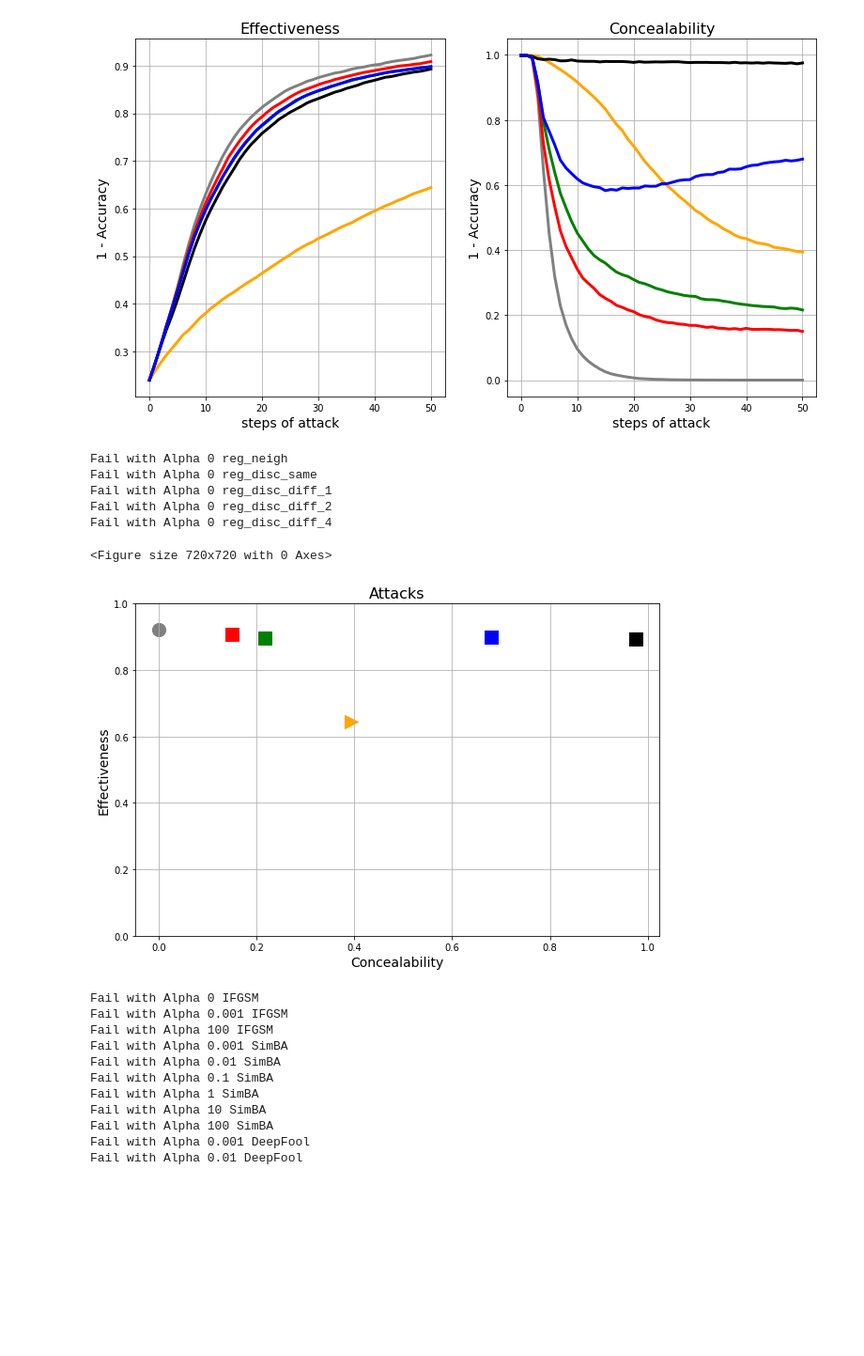
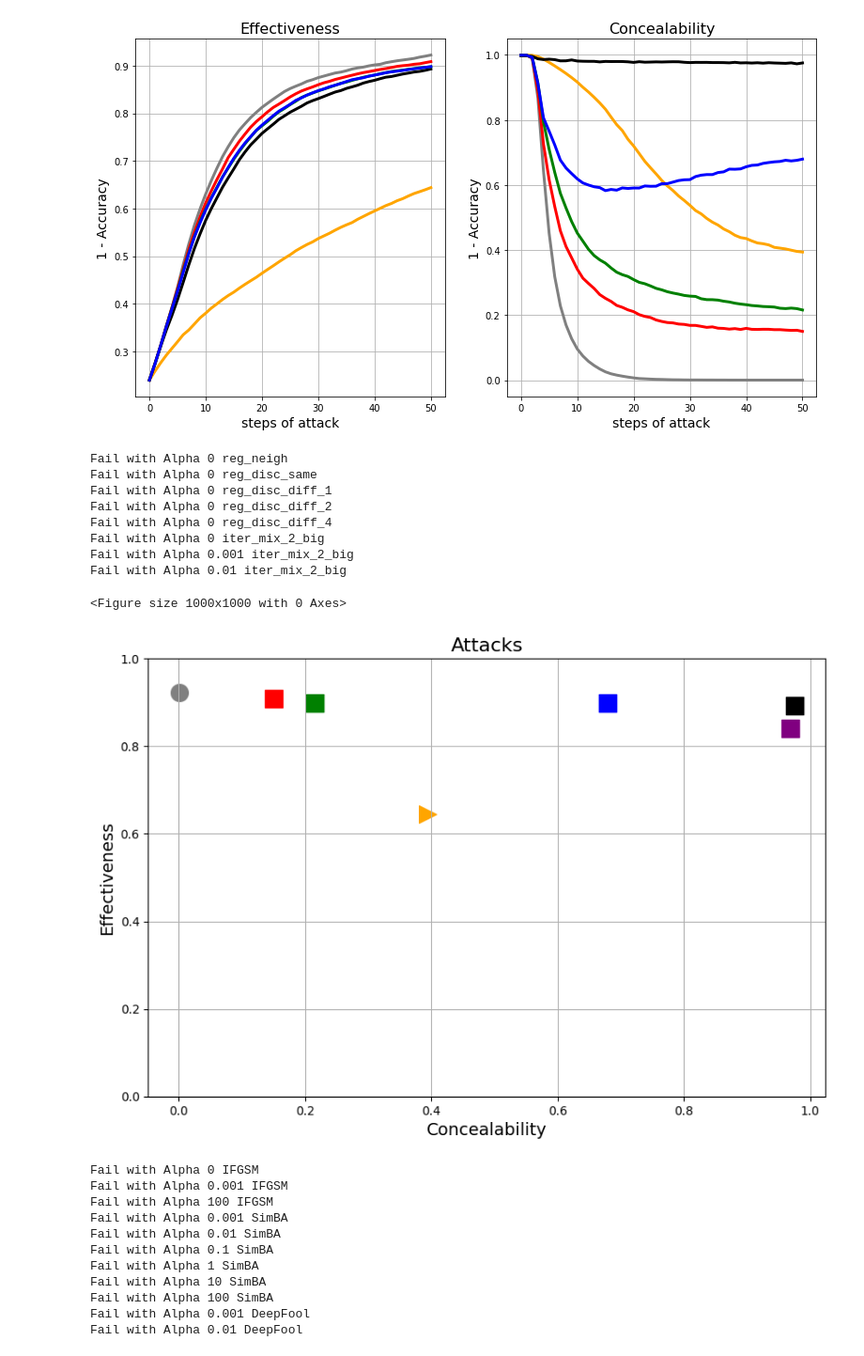
Before and after one commit to petrsokerin/Hidden_adversarial_attacks, a Jupyter notebook: notebooks/Vizual_reg_attack.ipynb, the cells around one changed output. Shown at 94% size. Cells and saved outputs as stored; diff of their text form; code cells hidden in the pictures; blank space fills up the shorter version.

```diff
--- a/notebooks/Vizual_reg_attack.ipynb
+++ b/notebooks/Vizual_reg_attack.ipynb
@@ -31,9 +22,8 @@ def load_data(name, path='results/Ford_A/Regular_Disc/Same_disc/', dataset='Ford
     df_all = pd.DataFrame()
 
     if 'original' not in name:
-        for alpha in [0, 0.001, 0.01, 0.1, 1, 10, 100]:
+        for alpha in [0, 0.001, 0.01, 0.03, 0.05, 0.07, 0.1, 1, 10, 100]:
             try:
-
                 df_loc = pd.read_csv(path + f'aa_res_{dataset}_{model_id}_alpha={alpha}.csv', index_col=0)
                 df_loc['method_attack'] = name
                 df_loc['alpha'] = alpha
@@ -121,7 +111,10 @@ def plot_attack_scatter(
     step = 50,
     dataset='Ford_A',
     figsize=None,
-    legend=True
+    legend=True,
+    save=False,
+    save_name='figure.png',
+    dpi=300
 ):
 
     if isinstance(alpha, float) or isinstance(alpha, int):
@@ -171,6 +164,9 @@ def plot_attack_scatter(
         plt.legend()
 
     plt.grid()
+
+    if save:
+        plt.savefig(save_name, dpi=dpi)
     plt.show()
 # %% [markdown]
 # Discriminator model
@@ -382,36 +364,51 @@ Fail with Alpha 0 reg_disc_diff_4
 alpha = 10
 eps = 0.0056 # [0.001, 0.0056, 0.0316, 0.1778, 1.0]
 
 models_for_viz = {
     'original': ('results/Ford_A/IFGSM/Original/', 0),
     'reg_neigh': ('results/Ford_A/IFGSM/Regular/', 0),
     'reg_disc_same': ('results/Ford_A/IFGSM/Regular_Disc/Same_disc/', 0),
     #'reg_disc_diff_another': ('results/Ford_A/IFGSM/Regular_Disc/Diff_disc/', 0),
     'reg_disc_diff_1': ('results/Ford_A/IFGSM/Regular_Disc/Diff_disc_2/', 0),
     'reg_disc_diff_2':('results/Ford_A/IFGSM/Regular_Disc/Diff_disc_many/', 0),
     'reg_disc_diff_4':('results/Ford_A/IFGSM/Regular_Disc/Diff_many_4/', 0),
+    'iter_mix_2_big': ('results/Ford_A/IFGSM/Regular_Disc/Disc_reg_mixed_2_big/', 0),
     }
 
 
 style ={
     'original':  {'marker':'o', 's':200.0, 'color':'grey'},
     'reg_neigh':  {'marker':'>', 's':200.0, 'color':'orange'},
     'reg_disc_same':  {'marker':'s', 's':200.0, 'color':'black'},
     #'reg_disc_diff_another':  {'linestyle':'solid', 'linewidth':1.5, },
     'reg_disc_diff_1':  {'marker':'s', 's':200.0, 'color':'red'},
     'reg_disc_diff_2': {'marker':'s', 's':200.0, 'color':'green'},
     'reg_disc_diff_4': {'marker':'s', 's':200.0, 'color':'blue'},
+    'iter_mix_2_big': {'marker':'s', 's':200.0, 'color':'purple'},
 }
 
-plot_attack_scatter(models_for_viz=models_for_viz, style=style, alpha=alpha, eps=eps, legend=False, figsize=(10, 6.5))
+plot_attack_scatter(
+    models_for_viz=models_for_viz,
+    style=style,
+    alpha=alpha,
+    eps=eps,
+    legend=False,
+    figsize=(10, 6.5),
+    save=True,
+    save_name='scatter.png',
+    dpi=1980
+)
 # %% [output]
 Fail with Alpha 0 reg_neigh
 Fail with Alpha 0 reg_disc_same
 Fail with Alpha 0 reg_disc_diff_1
 Fail with Alpha 0 reg_disc_diff_2
 Fail with Alpha 0 reg_disc_diff_4
+Fail with Alpha 0 iter_mix_2_big
+Fail with Alpha 0.001 iter_mix_2_big
+Fail with Alpha 0.01 iter_mix_2_big
-<Figure size 720x720 with 0 Axes>
+<Figure size 1000x1000 with 0 Axes>
-[figure, old version]
+[figure, new version]
 # %%
 alpha = 10
 eps = {
```
Also changed, not shown: parts of 17 cells of this notebook, 1 other file.
